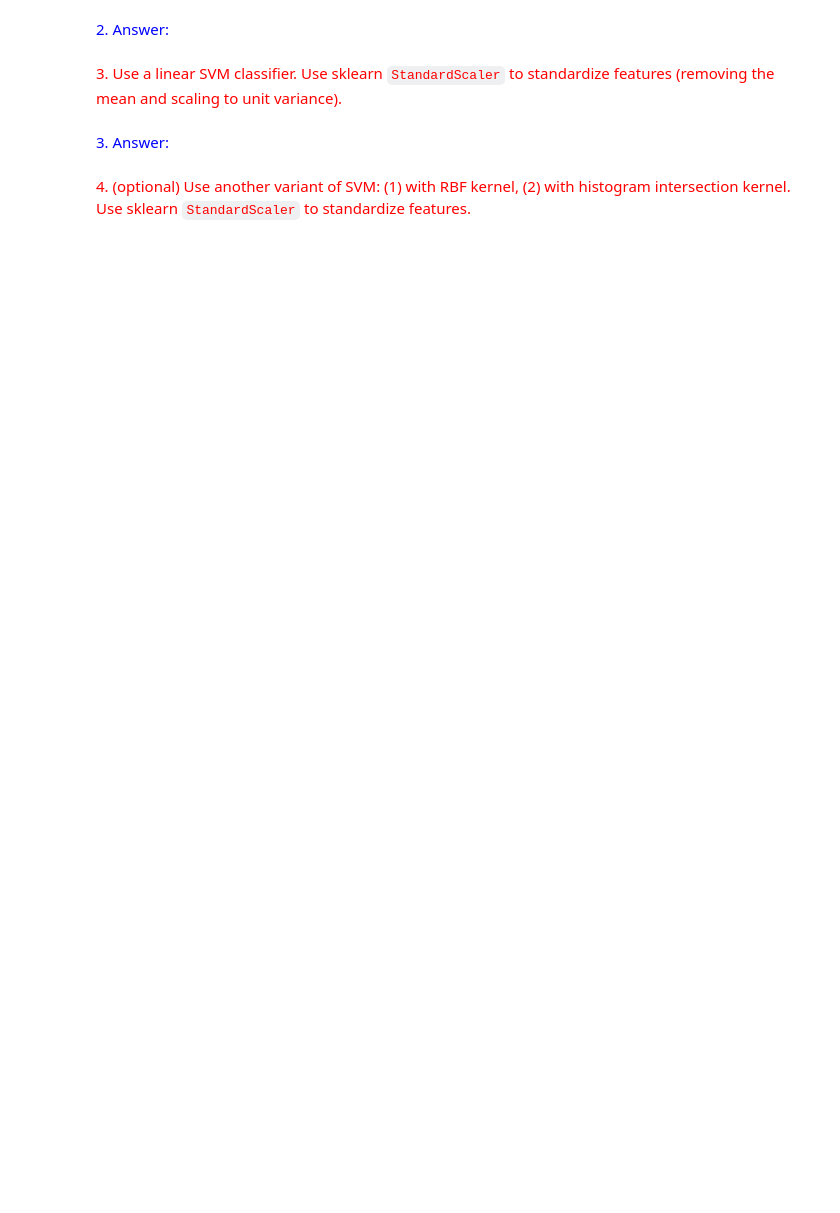
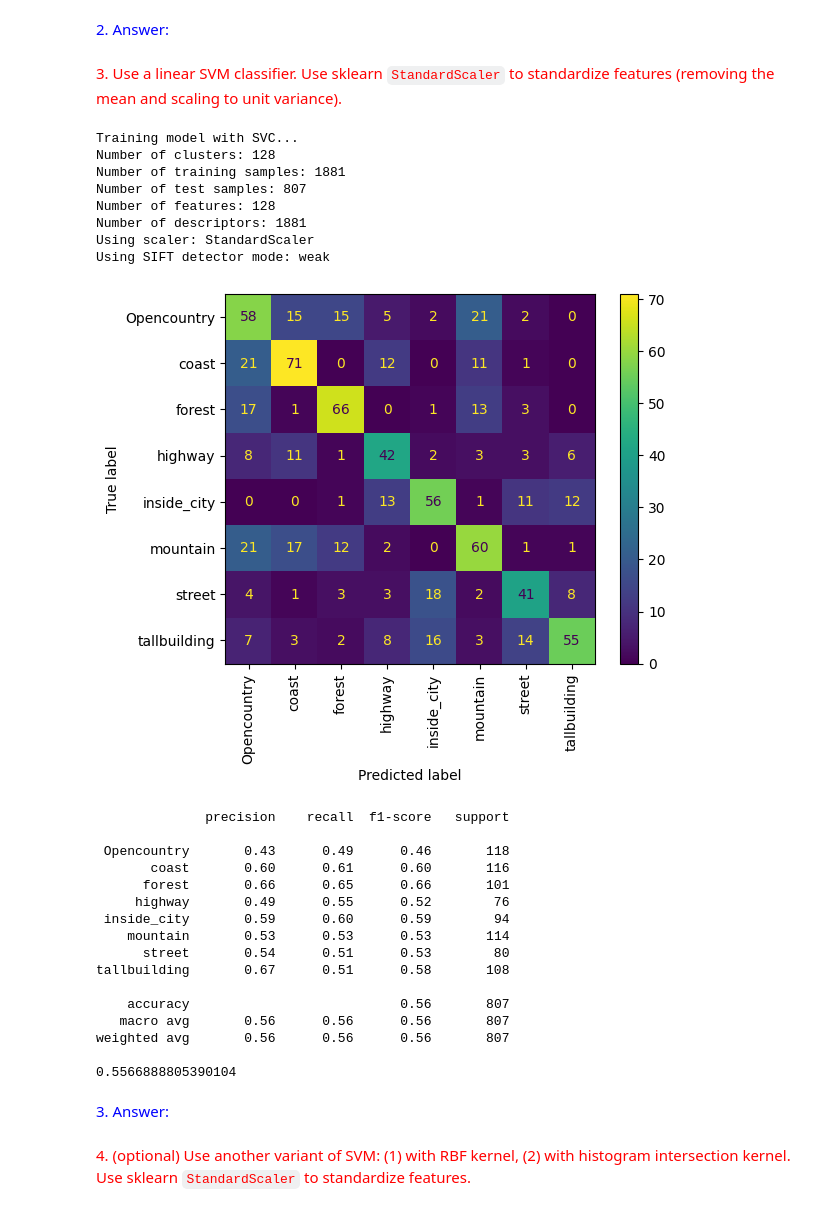
Before and after one commit to enricrp8/cvdl-labs, a Jupyter notebook: Lab3/CVDL_Lab1_BagofVisualWords_2025.ipynb, the cells around one changed output. Drawn from its saved outputs; the diff is of its cells as text; code cells hidden in the pictures; blank space fills up the shorter version.

```diff
--- a/Lab3/CVDL_Lab1_BagofVisualWords_2025.ipynb
+++ b/Lab3/CVDL_Lab1_BagofVisualWords_2025.ipynb
@@ -341,3 +477,37 @@ print(balanced_acc)
+# %%
+# Your code here to compute the codebook and histograms for training images
+train_filenames, test_filenames, train_labels, test_labels = load_files()
+SIFTdetector = cv2.SIFT_create(300)
+descriptors, D = compute_SIFT_descriptors(filenames, train_labels, SIFTdetector)
+svm = SVC(kernel='linear')
+scaler = StandardScaler()
+run_model(svm, D, 128, Train_descriptors, train_labels, test_filenames, test_labels, scaler,SIFTdetector, 'weak')
+# %% [output]
+Training model with SVC...
+Number of clusters: 128
+Number of training samples: 1881
+Number of test samples: 807
+Number of features: 128
+Number of descriptors: 1881
+Using scaler: StandardScaler
+Using SIFT detector mode: weak
+[figure, added]
+              precision    recall  f1-score   support
+
+ Opencountry       0.43      0.49      0.46       118
+       coast       0.60      0.61      0.60       116
+      forest       0.66      0.65      0.66       101
+     highway       0.49      0.55      0.52        76
+ inside_city       0.59      0.60      0.59        94
+    mountain       0.53      0.53      0.53       114
+      street       0.54      0.51      0.53        80
+tallbuilding       0.67      0.51      0.58       108
+
+    accuracy                           0.56       807
+   macro avg       0.56      0.56      0.56       807
+weighted avg       0.56      0.56      0.56       807
+
+0.5566888805390104
 # %% [markdown]
 <font color=blue>3. Answer:  </font><br>
 # %% [markdown]
```
Also changed, not shown: parts of 30 cells of this notebook, 7 other files.
